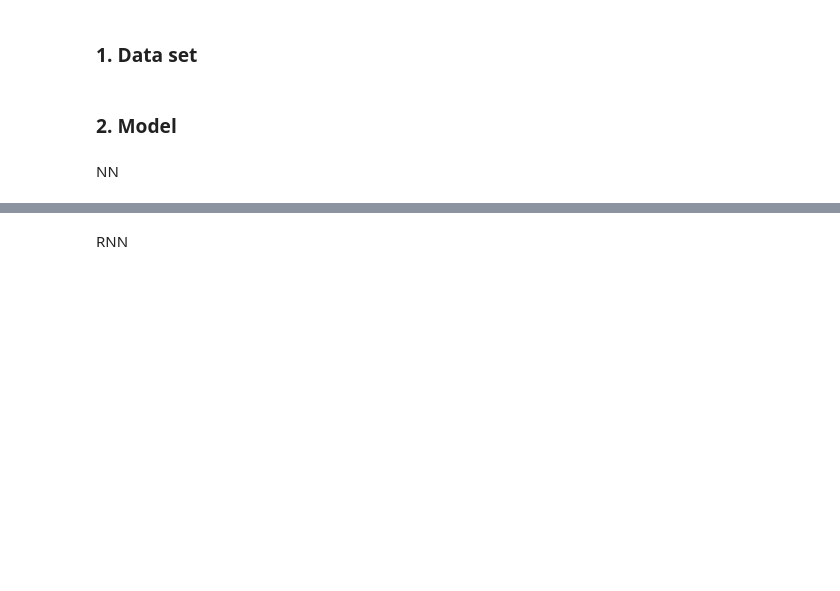
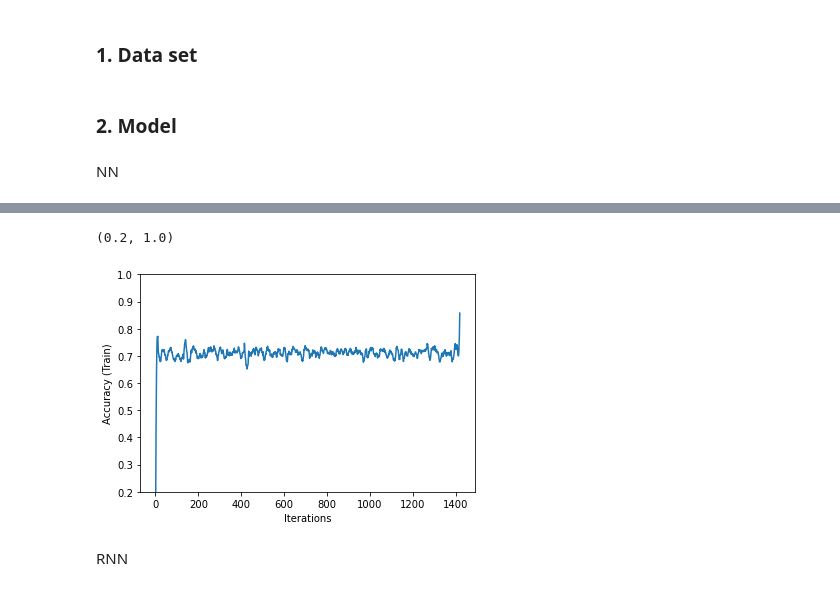
Before and after one commit to JXKun980/COMP90051_Project_2_Group_65, a Jupyter notebook: code.ipynb, the cells around one changed output, grey strips where cells are left out. Drawn from its saved outputs; the diff is of its cells as text; code cells hidden in the pictures; blank space fills up the shorter version.

```diff
--- a/code.ipynb
+++ b/code.ipynb
@@ -285,3 +193,11 @@ class MyDataset():
+# %%
+plt.plot(running_acc_smoothed)
+plt.xlabel('Iterations')
+plt.ylabel('Accuracy (Train)')
+plt.ylim(0.2,1.)
+# %% [output]
+(0.2, 1.0)
+[figure, added]
 # %% [markdown]
 RNN
 # %%
```
Also changed, not shown: parts of 14 cells of this notebook.
